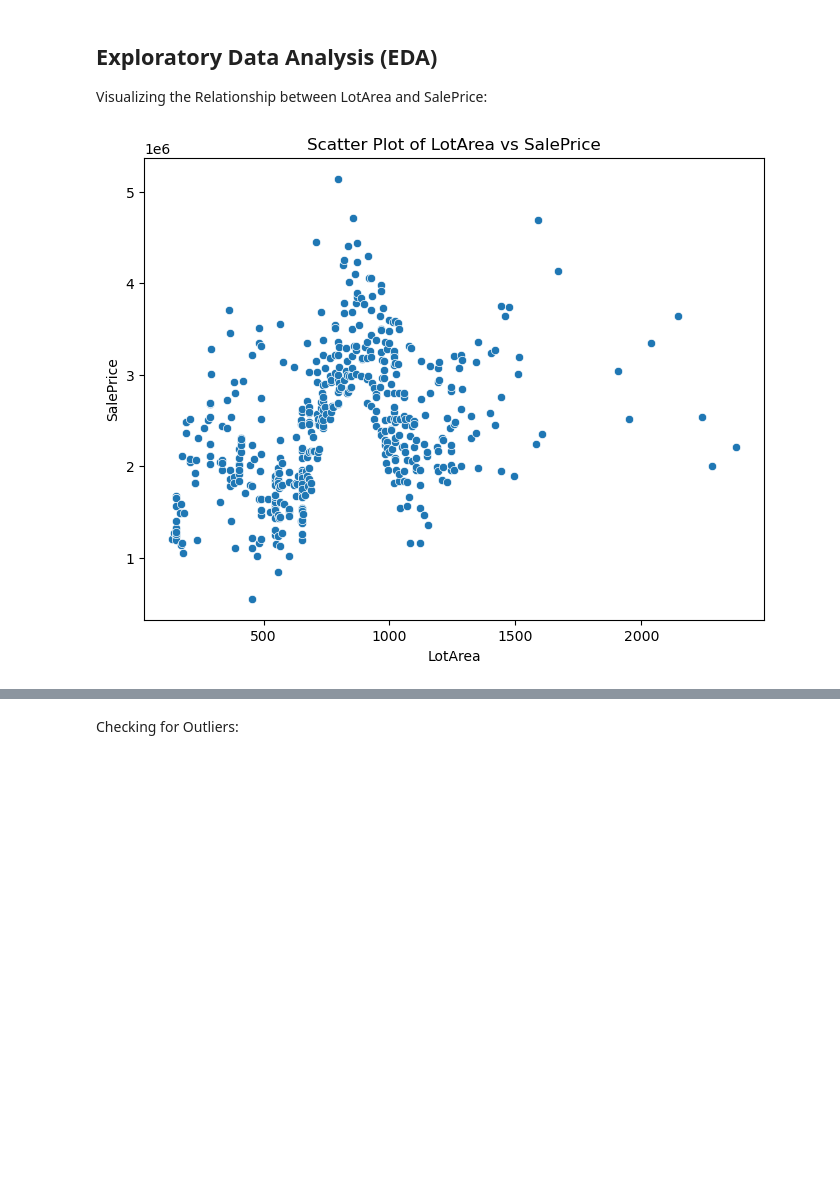
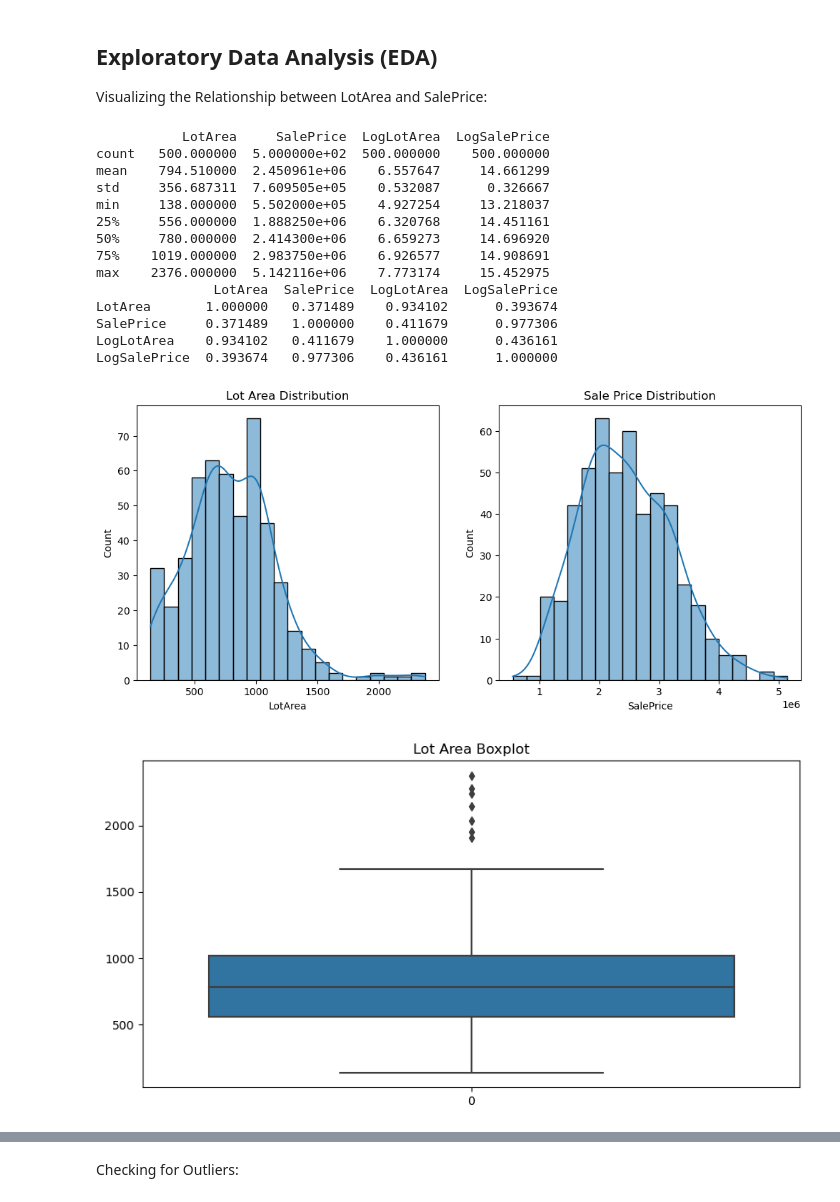
Before and after one commit to SandileJ/House-Price-Prediction-Project, a Jupyter notebook: house-price.ipynb, the cells around one changed output, grey strips where cells are left out. Cells and saved outputs as stored; diff of their text form; code cells hidden in the pictures; blank space fills up the shorter version.

```diff
--- a/house-price.ipynb
+++ b/house-price.ipynb
@@ -43,14 +41,55 @@ dtype: int64
 # %% [markdown]
 ## Exploratory Data Analysis (EDA)
 Visualizing the Relationship between LotArea and SalePrice:
-# %%
-import matplotlib.pyplot as plt
-import seaborn as sns
-
-# Scatter plot
-plt.figure(figsize=(8, 6))
-sns.scatterplot(x='LotArea', y='SalePrice', data=data)
-plt.title('Scatter Plot of LotArea vs SalePrice')
-plt.show()
-# %% [output]
-[figure, removed]
+# %%
+import seaborn as sns
+import matplotlib.pyplot as plt
+
+# Summary statistics
+print(df.describe())
+
+# Correlation
+print(df.corr())
+
+# Distribution Plots
+plt.figure(figsize=(12, 5))
+plt.subplot(1, 2, 1)
+sns.histplot(df['LotArea'], kde=True, bins=20)
+plt.title('Lot Area Distribution')
+
+plt.subplot(1, 2, 2)
+sns.histplot(df['SalePrice'], kde=True, bins=20)
+plt.title('Sale Price Distribution')
+plt.show()
+
+# Outlier Detection
+plt.figure(figsize=(10, 5))
+sns.boxplot(df['LotArea'])
+plt.title('Lot Area Boxplot')
+plt.show()
+
+sns.boxplot(df['SalePrice'])
+plt.title('Sale Price Boxplot')
+plt.show()
+
+# Bivariate Scatterplot
+sns.scatterplot(x='LotArea', y='SalePrice', data=df)
+plt.title('Lot Area vs Sale Price')
+plt.show()
+# %% [output]
+           LotArea     SalePrice  LogLotArea  LogSalePrice
+count   500.000000  5.000000e+02  500.000000    500.000000
+mean    794.510000  2.450961e+06    6.557647     14.661299
+std     356.687311  7.609505e+05    0.532087      0.326667
+min     138.000000  5.502000e+05    4.927254     13.218037
+25%     556.000000  1.888250e+06    6.320768     14.451161
+50%     780.000000  2.414300e+06    6.659273     14.696920
+75%    1019.000000  2.983750e+06    6.926577     14.908691
+max    2376.000000  5.142116e+06    7.773174     15.452975
+               LotArea  SalePrice  LogLotArea  LogSalePrice
+LotArea       1.000000   0.371489    0.934102      0.393674
+SalePrice     0.371489   1.000000    0.411679      0.977306
+LogLotArea    0.934102   0.411679    1.000000      0.436161
+LogSalePrice  0.393674   0.977306    0.436161      1.000000
+[figure, added]
+[figure, added]
```
Also changed, not shown: parts of 9 cells of this notebook, 1 other file.
